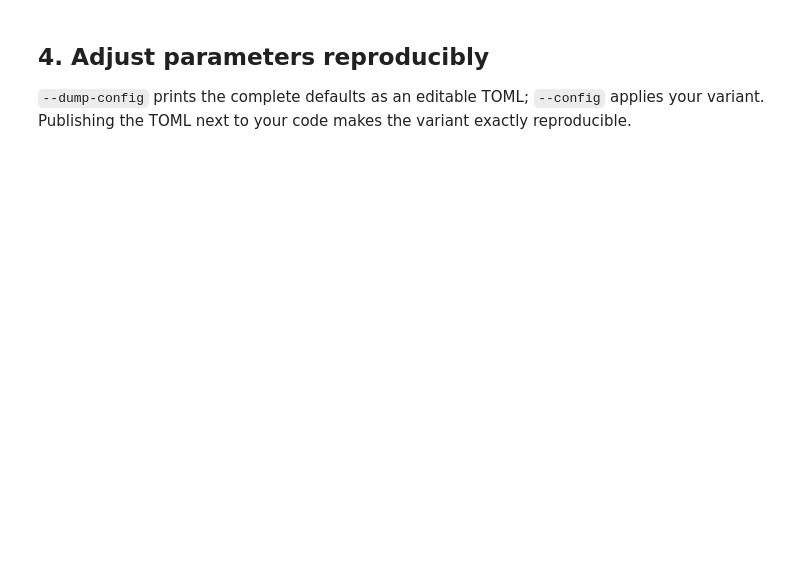
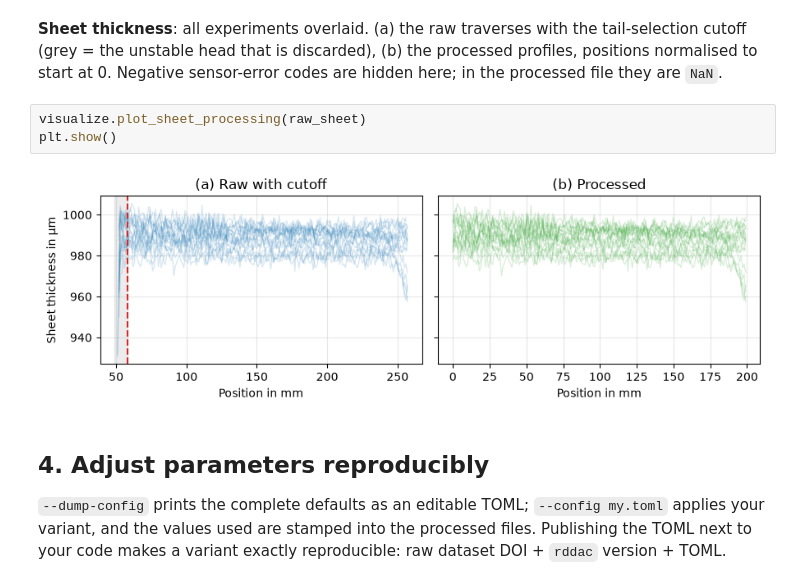
Before and after one commit to BaumSebastian/RDDAC, a Jupyter notebook: notebooks/07_preprocessing.ipynb, the cells around one changed output. Cells and saved outputs as stored; diff of their text form; blank space fills up the shorter version.

```diff
--- a/notebooks/07_preprocessing.ipynb
+++ b/notebooks/07_preprocessing.ipynb
@@ -59,6 +95,13 @@ ax.set_xlabel('sensor position / mm'); ax.set_ylabel('oil film / g m$^{-2}$'); a
+# %% [markdown]
+**Sheet thickness**: all experiments overlaid. (a) the raw traverses with the tail-selection cutoff (grey = the unstable head that is discarded), (b) the processed profiles, positions normalised to start at 0. Negative sensor-error codes are hidden here; in the processed file they are `NaN`.
+# %%
+visualize.plot_sheet_processing(raw_sheet)
+plt.show()
+# %% [output]
+[figure, added]
 # %% [markdown]
 ## 4. Adjust parameters reproducibly
 
-`--dump-config` prints the complete defaults as an editable TOML; `--config` applies your variant. Publishing the TOML next to your code makes the variant exactly reproducible.
+`--dump-config` prints the complete defaults as an editable TOML; `--config my.toml` applies your variant, and the values used are stamped into the processed files. Publishing the TOML next to your code makes a variant exactly reproducible: raw dataset DOI + `rddac` version + TOML.
 # %%
 !rddac preprocess --dump-config | head -12
```
Also changed, not shown: parts of 26 cells of this notebook, 1 other file.
